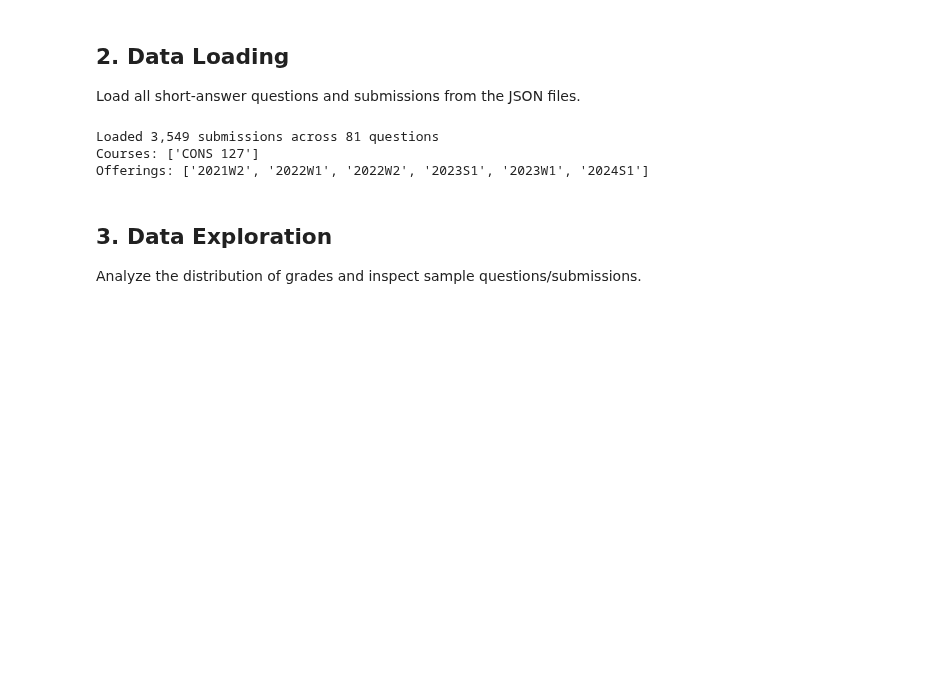
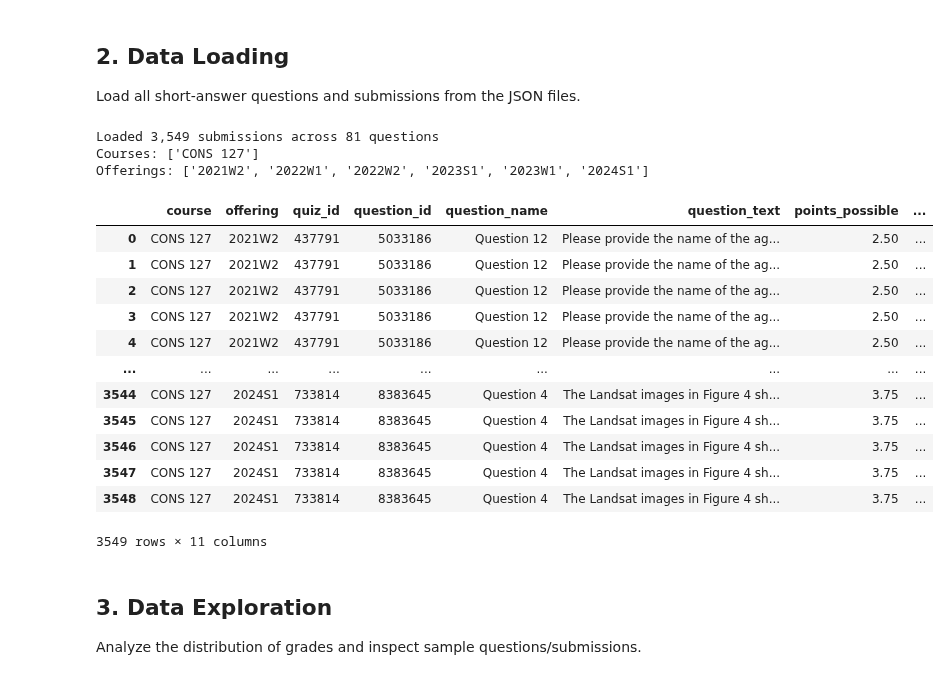
Before and after one commit to UBCForestryTLS/grading-helper-service, a Jupyter notebook: evaluation/llm_grading_evaluation.ipynb, the cells around one changed output. Drawn from its saved outputs; the diff is of its cells as text; code cells hidden in the pictures; blank space fills up the shorter version.

```diff
--- a/evaluation/llm_grading_evaluation.ipynb
+++ b/evaluation/llm_grading_evaluation.ipynb
@@ -165,33 +171,47 @@ def load_all_data(data_dir: Path) -> pd.DataFrame:
                     )
 
                     records.append(
                         {
                             "course": course_name,
                             "offering": offering,
                             "quiz_id": quiz_id,
                             "question_id": question_id,
                             "question_name": question_name,
                             "question_text": question_text,
                             "points_possible": points_possible,
                             "acceptable_answers": acceptable_answers,
                             "student_answer": student_answer,
                             "instructor_points": instructor_points,
                             "instructor_score_pct": normalized_score,
                         }
                     )
 
     return pd.DataFrame(records)
 
 
 # Load all data
 df = load_all_data(DATA_DIR)
 print(f"Loaded {len(df):,} submissions across {df['question_id'].nunique()} questions")
 print(f"Courses: {df['course'].unique().tolist()}")
 print(f"Offerings: {sorted(df['offering'].unique().tolist())}")
+df
 # %% [output]
 Loaded 3,549 submissions across 81 questions
 Courses: ['CONS 127']
 Offerings: ['2021W2', '2022W1', '2022W2', '2023S1', '2023W1', '2024S1']
+|  | course | offering | quiz_id | question_id | question_name | question_text | points_possible | ... |
+| 0 | CONS 127 | 2021W2 | 437791 | 5033186 | Question 12 | Please provide the name of the ag... | 2.50 | ... |
+| 1 | CONS 127 | 2021W2 | 437791 | 5033186 | Question 12 | Please provide the name of the ag... | 2.50 | ... |
+| 2 | CONS 127 | 2021W2 | 437791 | 5033186 | Question 12 | Please provide the name of the ag... | 2.50 | ... |
+| 3 | CONS 127 | 2021W2 | 437791 | 5033186 | Question 12 | Please provide the name of the ag... | 2.50 | ... |
+| 4 | CONS 127 | 2021W2 | 437791 | 5033186 | Question 12 | Please provide the name of the ag... | 2.50 | ... |
+| ... | ... | ... | ... | ... | ... | ... | ... | ... |
+| 3544 | CONS 127 | 2024S1 | 733814 | 8383645 | Question 4 | The Landsat images in Figure 4 sh... | 3.75 | ... |
+| 3545 | CONS 127 | 2024S1 | 733814 | 8383645 | Question 4 | The Landsat images in Figure 4 sh... | 3.75 | ... |
+| 3546 | CONS 127 | 2024S1 | 733814 | 8383645 | Question 4 | The Landsat images in Figure 4 sh... | 3.75 | ... |
+| 3547 | CONS 127 | 2024S1 | 733814 | 8383645 | Question 4 | The Landsat images in Figure 4 sh... | 3.75 | ... |
+| 3548 | CONS 127 | 2024S1 | 733814 | 8383645 | Question 4 | The Landsat images in Figure 4 sh... | 3.75 | ... |
+3549 rows × 11 columns
 # %% [markdown]
 ## 3. Data Exploration
 
```
Also changed, not shown: parts of 4 cells of this notebook, 2 other files.
